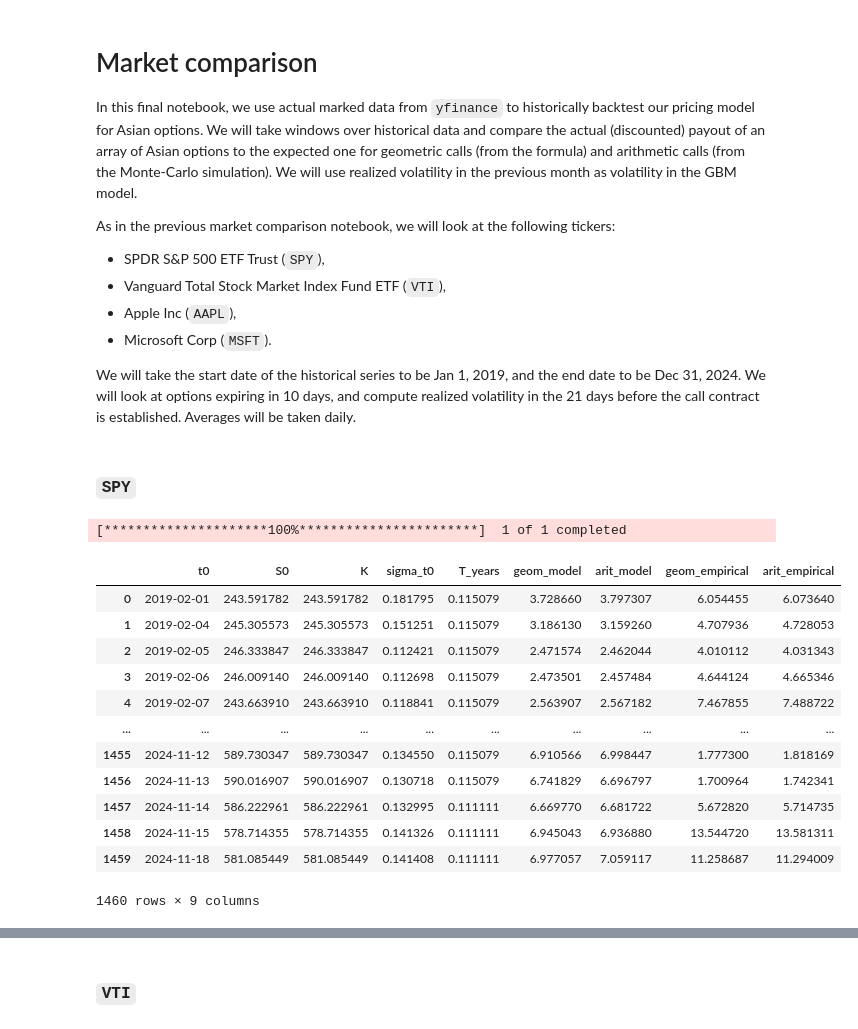
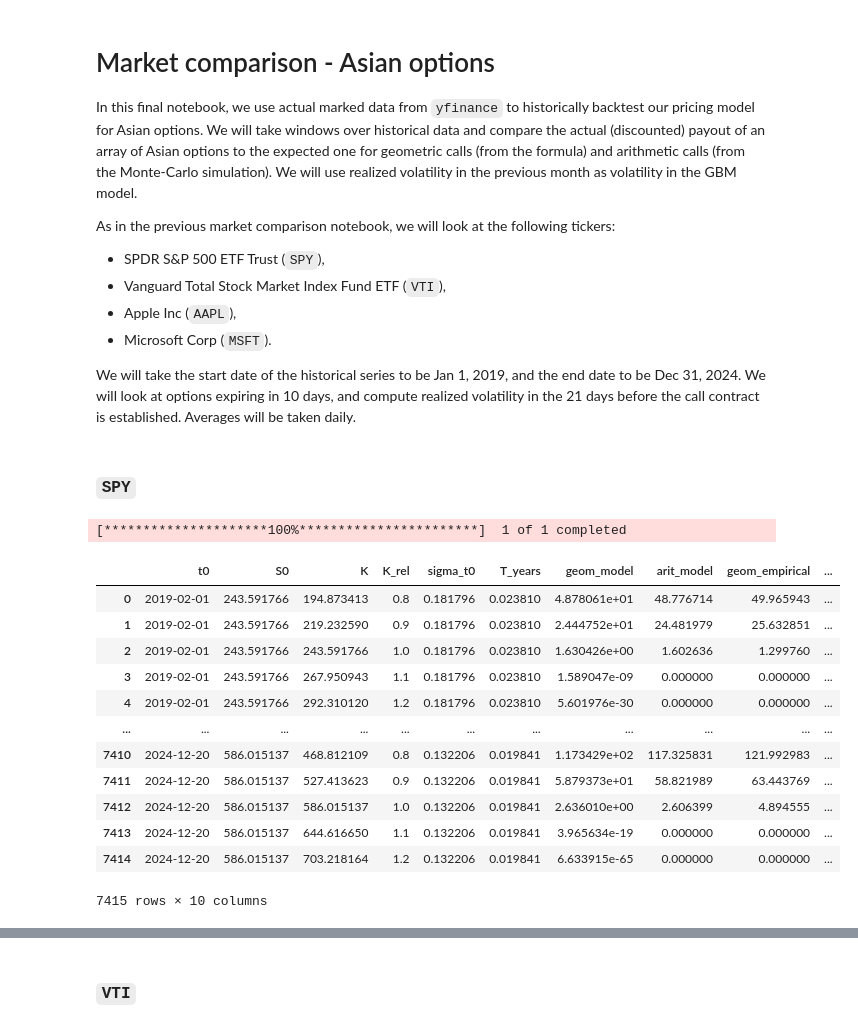
Before and after one commit to albesianor/Asian-options-hedging, a Jupyter notebook: 06_asian_market_comparison.ipynb, the cells around one changed output, grey strips where cells are left out. Saved outputs shown, nothing was run; the diff lists cells and outputs as text; code cells hidden in the pictures.

```diff
--- a/06_asian_market_comparison.ipynb
+++ b/06_asian_market_comparison.ipynb
@@ -1,5 +1,5 @@
 # %% [markdown]
-# Market comparison
+# Market comparison - Asian options
 In this final notebook, we use actual marked data from `yfinance` to historically backtest our pricing model for Asian options.  We will take windows over historical data and compare the actual (discounted) payout of an array of Asian options to the expected one for geometric calls (from the formula) and arithmetic calls (from the Monte-Carlo simulation).  We will use realized volatility in the previous month as volatility in the GBM model.
 
 As in the previous market comparison notebook, we will look at the following tickers:
@@ -110,46 +111,48 @@ for t0 in usable_dates:
             continue
 
         # geometric average
         G_T = np.exp(np.mean(np.log(future_slice)))
         discounted_G_payoff = max(G_T - K, 0) * np.exp(-r * T_years)
 
         # arithmetic average
         A_T = np.mean(future_slice)
         discounted_A_payoff = max(A_T - K, 0) * np.exp(-r * T_years)
 
         # store
         results.append(
             {
                 "t0": t0,
                 "S0": S0,
                 "K": K,
+                "K_rel": K_rel,
                 "sigma_t0": sigma_t0,
                 "T_years": T_years,
                 "geom_model": model_G_price,
                 "arit_model": model_A_price,
                 "geom_empirical": discounted_G_payoff,
                 "arit_empirical": discounted_A_payoff,
             }
         )
 
 spy_results = pd.DataFrame(results)
 spy_results = spy_results.dropna().reset_index(drop=True)
+spy_results.to_csv("outputs/SPY_asian.csv")
 spy_results
 # %% [output]
 [*********************100%***********************]  1 of 1 completed
-|  | t0 | S0 | K | sigma_t0 | T_years | geom_model | arit_model | geom_empirical | arit_empirical |
-| 0 | 2019-02-01 | 243.591782 | 243.591782 | 0.181795 | 0.115079 | 3.728660 | 3.797307 | 6.054455 | 6.073640 |
-| 1 | 2019-02-04 | 245.305573 | 245.305573 | 0.151251 | 0.115079 | 3.186130 | 3.159260 | 4.707936 | 4.728053 |
-| 2 | 2019-02-05 | 246.333847 | 246.333847 | 0.112421 | 0.115079 | 2.471574 | 2.462044 | 4.010112 | 4.031343 |
-| 3 | 2019-02-06 | 246.009140 | 246.009140 | 0.112698 | 0.115079 | 2.473501 | 2.457484 | 4.644124 | 4.665346 |
-| 4 | 2019-02-07 | 243.663910 | 243.663910 | 0.118841 | 0.115079 | 2.563907 | 2.567182 | 7.467855 | 7.488722 |
-| ... | ... | ... | ... | ... | ... | ... | ... | ... | ... |
-| 1455 | 2024-11-12 | 589.730347 | 589.730347 | 0.134550 | 0.115079 | 6.910566 | 6.998447 | 1.777300 | 1.818169 |
-| 1456 | 2024-11-13 | 590.016907 | 590.016907 | 0.130718 | 0.115079 | 6.741829 | 6.696797 | 1.700964 | 1.742341 |
-| 1457 | 2024-11-14 | 586.222961 | 586.222961 | 0.132995 | 0.111111 | 6.669770 | 6.681722 | 5.672820 | 5.714735 |
-| 1458 | 2024-11-15 | 578.714355 | 578.714355 | 0.141326 | 0.111111 | 6.945043 | 6.936880 | 13.544720 | 13.581311 |
-| 1459 | 2024-11-18 | 581.085449 | 581.085449 | 0.141408 | 0.111111 | 6.977057 | 7.059117 | 11.258687 | 11.294009 |
+|  | t0 | S0 | K | K_rel | sigma_t0 | T_years | geom_model | arit_model | geom_empirical | ... |
+| 0 | 2019-02-01 | 243.591766 | 194.873413 | 0.8 | 0.181796 | 0.023810 | 4.878061e+01 | 48.776714 | 49.965943 | ... |
+| 1 | 2019-02-01 | 243.591766 | 219.232590 | 0.9 | 0.181796 | 0.023810 | 2.444752e+01 | 24.481979 | 25.632851 | ... |
+| 2 | 2019-02-01 | 243.591766 | 243.591766 | 1.0 | 0.181796 | 0.023810 | 1.630426e+00 | 1.602636 | 1.299760 | ... |
+| 3 | 2019-02-01 | 243.591766 | 267.950943 | 1.1 | 0.181796 | 0.023810 | 1.589047e-09 | 0.000000 | 0.000000 | ... |
+| 4 | 2019-02-01 | 243.591766 | 292.310120 | 1.2 | 0.181796 | 0.023810 | 5.601976e-30 | 0.000000 | 0.000000 | ... |
+| ... | ... | ... | ... | ... | ... | ... | ... | ... | ... | ... |
+| 7410 | 2024-12-20 | 586.015137 | 468.812109 | 0.8 | 0.132206 | 0.019841 | 1.173429e+02 | 117.325831 | 121.992983 | ... |
+| 7411 | 2024-12-20 | 586.015137 | 527.413623 | 0.9 | 0.132206 | 0.019841 | 5.879373e+01 | 58.821989 | 63.443769 | ... |
+| 7412 | 2024-12-20 | 586.015137 | 586.015137 | 1.0 | 0.132206 | 0.019841 | 2.636010e+00 | 2.606399 | 4.894555 | ... |
+| 7413 | 2024-12-20 | 586.015137 | 644.616650 | 1.1 | 0.132206 | 0.019841 | 3.965634e-19 | 0.000000 | 0.000000 | ... |
+| 7414 | 2024-12-20 | 586.015137 | 703.218164 | 1.2 | 0.132206 | 0.019841 | 6.633915e-65 | 0.000000 | 0.000000 | ... |
-1460 rows × 9 columns
+7415 rows × 10 columns
 # %%
 # --- Basic smmary stats ---
 print("Geometric Asian call option")
```
Also changed, not shown: parts of 6 cells of this notebook, 3 other files.
